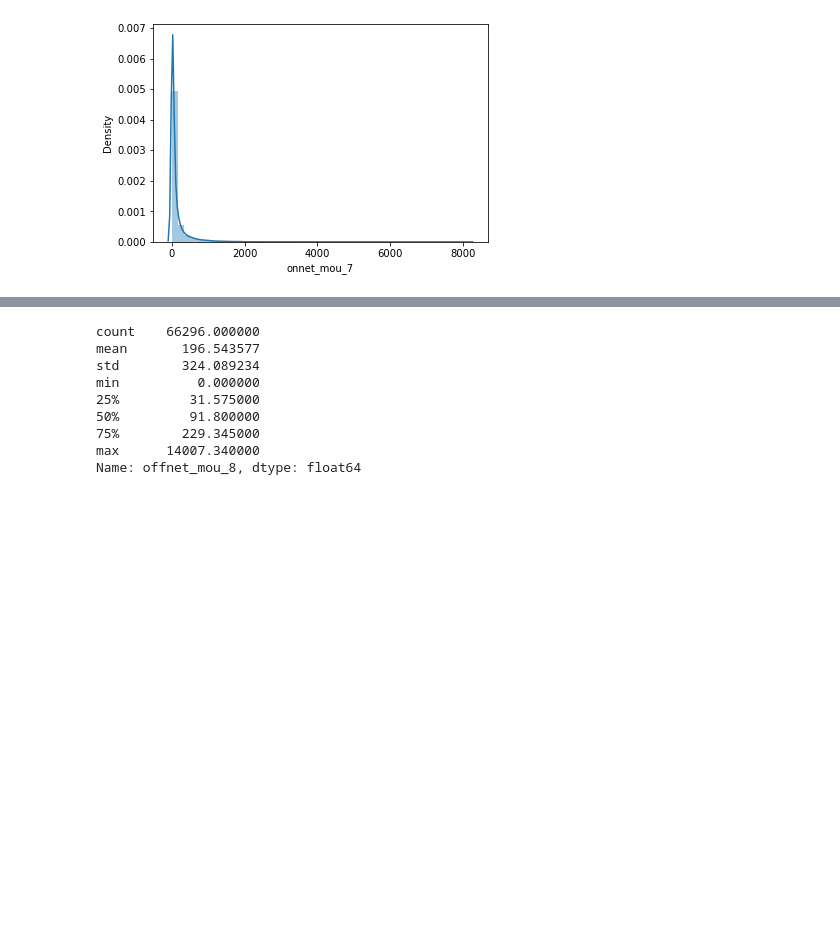
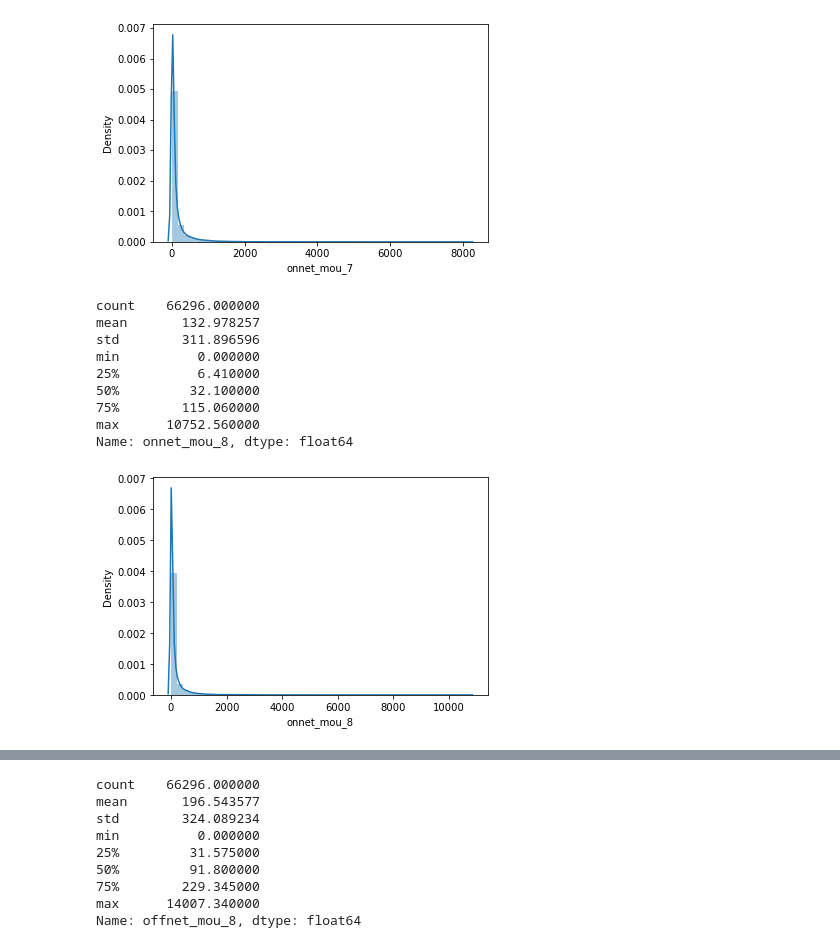
Before and after one commit to deepakgoyal17/Telephone_Churn_CaseStudy, a Jupyter notebook: Telecom-Chrun.ipynb, the cells around one changed output, grey strips where cells are left out. Saved outputs shown, nothing was run; the diff lists cells and outputs as text; code cells hidden in the pictures; blank space fills up the shorter version.

```diff
--- a/Telecom-Chrun.ipynb
+++ b/Telecom-Chrun.ipynb
@@ -534,3 +587,16 @@ min          0.000000
 max       8157.780000
 Name: onnet_mou_7, dtype: float64
 [figure]
+# %%
+univariate(df.onnet_mou_8)
+# %% [output]
+count    66296.000000
+mean       132.978257
+std        311.896596
+min          0.000000
+25%          6.410000
+50%         32.100000
+75%        115.060000
+max      10752.560000
+Name: onnet_mou_8, dtype: float64
+[figure, added]
```
Also changed, not shown: parts of 88 cells of this notebook.
